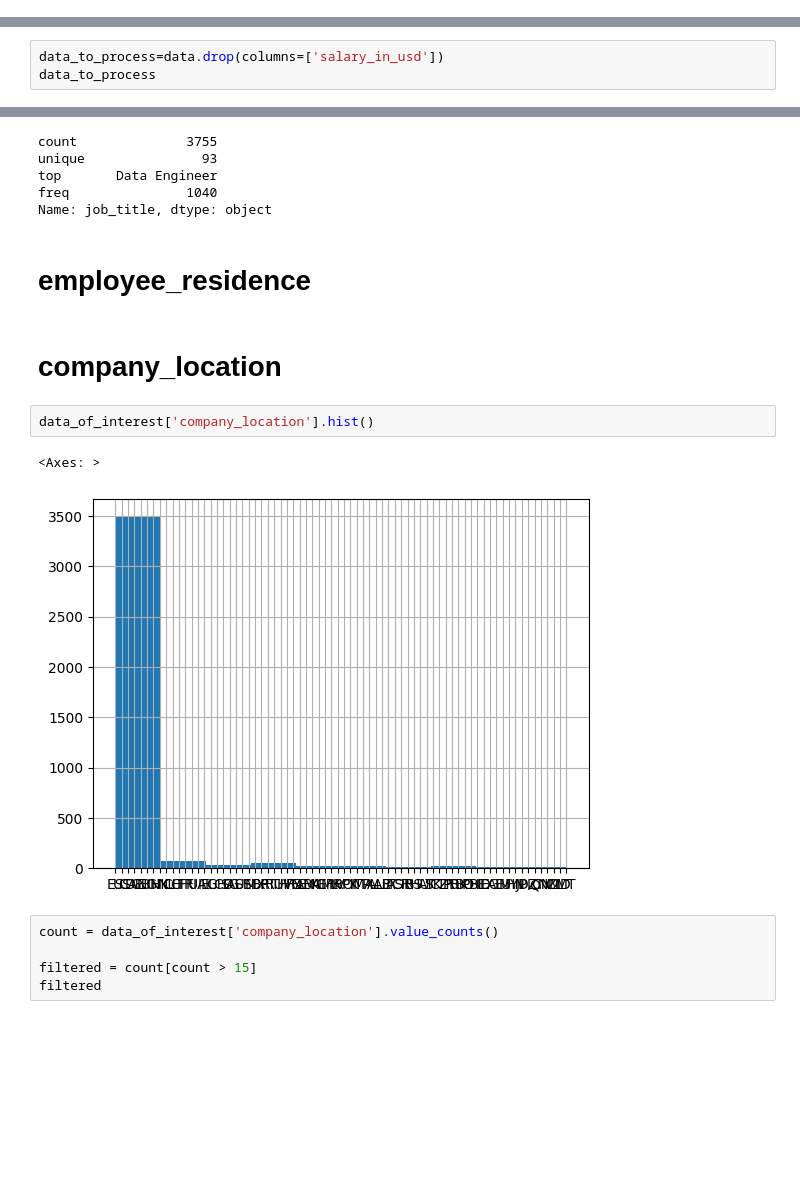
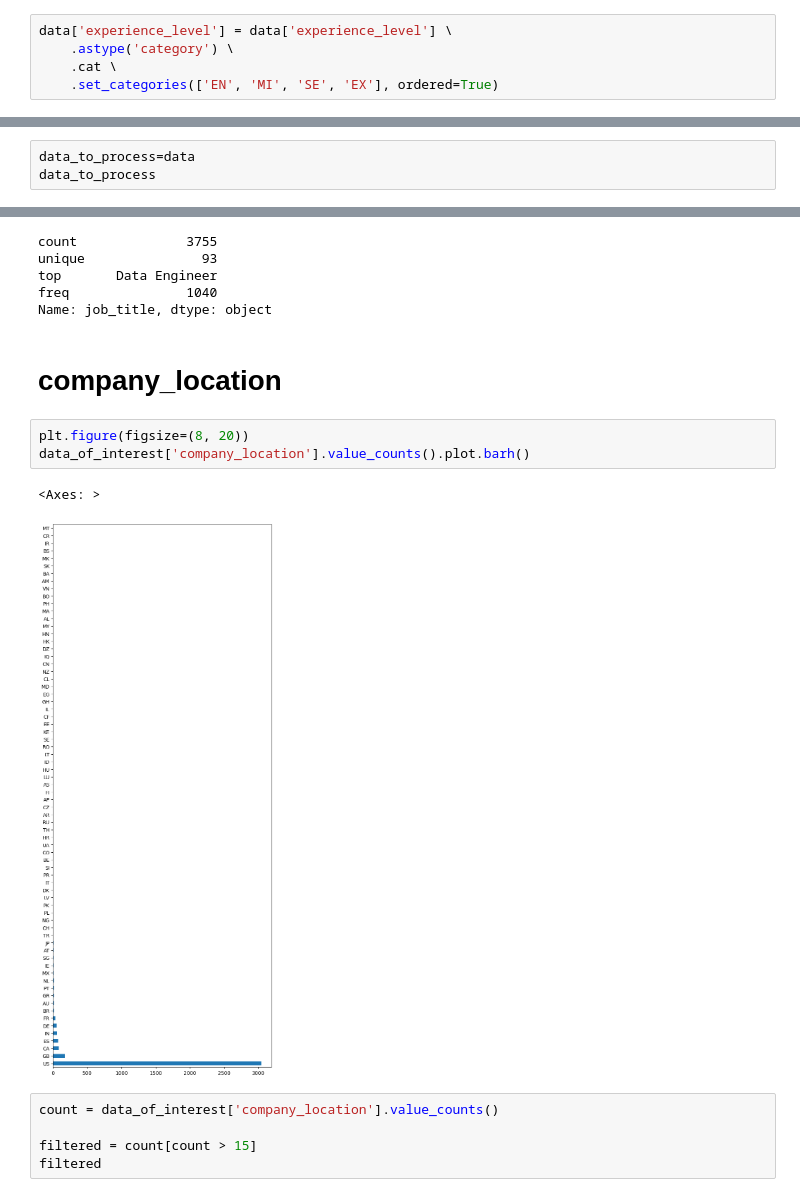
Before and after one commit to fernandofks/projeto_final_machine_learning, a Jupyter notebook: analise_exploratoria-Theo-Copy1.ipynb, the cells around one changed output, grey strips where cells are left out. Cells and saved outputs as stored; diff of their text form; blank space fills up the shorter version.

```diff
--- a/analise_exploratoria-Theo-Copy1.ipynb
+++ b/analise_exploratoria-Theo-Copy1.ipynb
@@ -19,6 +19,11 @@ data
 | 3753 | 2020 | EN | CT | Business Data Analyst | 100000 | USD | 100000 | ... |
 | 3754 | 2021 | SE | FT | Data Science Manager | 7000000 | INR | 94665 | ... |
 3755 rows × 11 columns
+# %%
+data['experience_level'] = data['experience_level'] \
+    .astype('category') \
+    .cat \
+    .set_categories(['EN', 'MI', 'SE', 'EX'], ordered=True)
 # %%
 salaries_usd=data['salary_in_usd'].copy()
 salaries_usd
@@ -36,6 +41,6 @@ salaries_usd
 3754     94665
 Name: salary_in_usd, Length: 3755, dtype: int64
 # %%
-data_to_process=data.drop(columns=['salary_in_usd'])
+data_to_process=data
 data_to_process
 # %% [output]
@@ -94,14 +99,13 @@ top       Data Engineer
 freq               1040
 Name: job_title, dtype: object
 # %% [markdown]
-# employee_residence
+# company_location
-# %% [markdown]
-# company_location
 # %%
-data_of_interest['company_location'].hist()
+plt.figure(figsize=(8, 20))
+data_of_interest['company_location'].value_counts().plot.barh()
 # %% [output]
 <Axes: >
-[figure, old version]
+[figure, new version]
 # %%
 count = data_of_interest['company_location'].value_counts()
 
```
Also changed, not shown: parts of 52 cells of this notebook.
